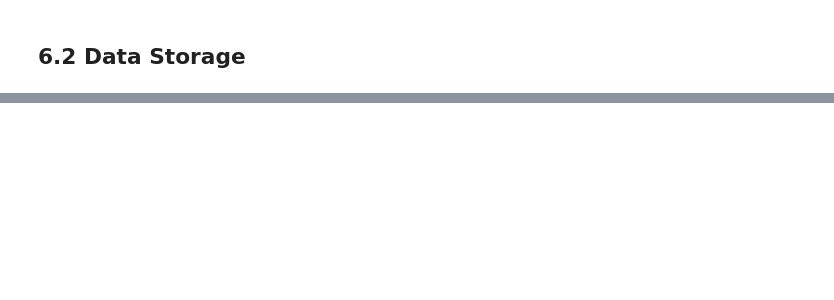
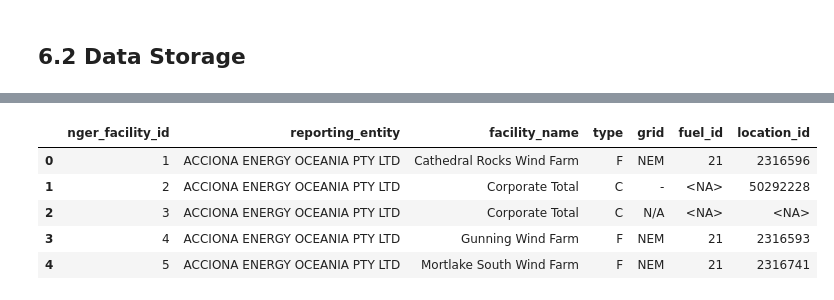
Before and after one commit to mnaufaldr01/de-assignment-1, a Jupyter notebook: assignment1.ipynb, the cells around one changed output, grey strips where cells are left out. Drawn from its saved outputs; the diff is of its cells as text; code cells hidden in the pictures; blank space fills up the shorter version.

```diff
--- a/assignment1.ipynb
+++ b/assignment1.ipynb
@@ -1794,0 +1971,9 @@ Data inserted successfully.
+# %%
+dim_nger_facility.head()
+# %% [output]
+|  | nger_facility_id | reporting_entity | facility_name | type | grid | fuel_id | location_id |
+| 0 | 1 | ACCIONA ENERGY OCEANIA PTY LTD | Cathedral Rocks Wind Farm | F | NEM | 21 | 2316596 |
+| 1 | 2 | ACCIONA ENERGY OCEANIA PTY LTD | Corporate Total | C | - | <NA> | 50292228 |
+| 2 | 3 | ACCIONA ENERGY OCEANIA PTY LTD | Corporate Total | C | N/A | <NA> | <NA> |
+| 3 | 4 | ACCIONA ENERGY OCEANIA PTY LTD | Gunning Wind Farm | F | NEM | 21 | 2316593 |
+| 4 | 5 | ACCIONA ENERGY OCEANIA PTY LTD | Mortlake South Wind Farm | F | NEM | 21 | 2316741 |
```
Also changed, not shown: parts of 33 cells of this notebook.
